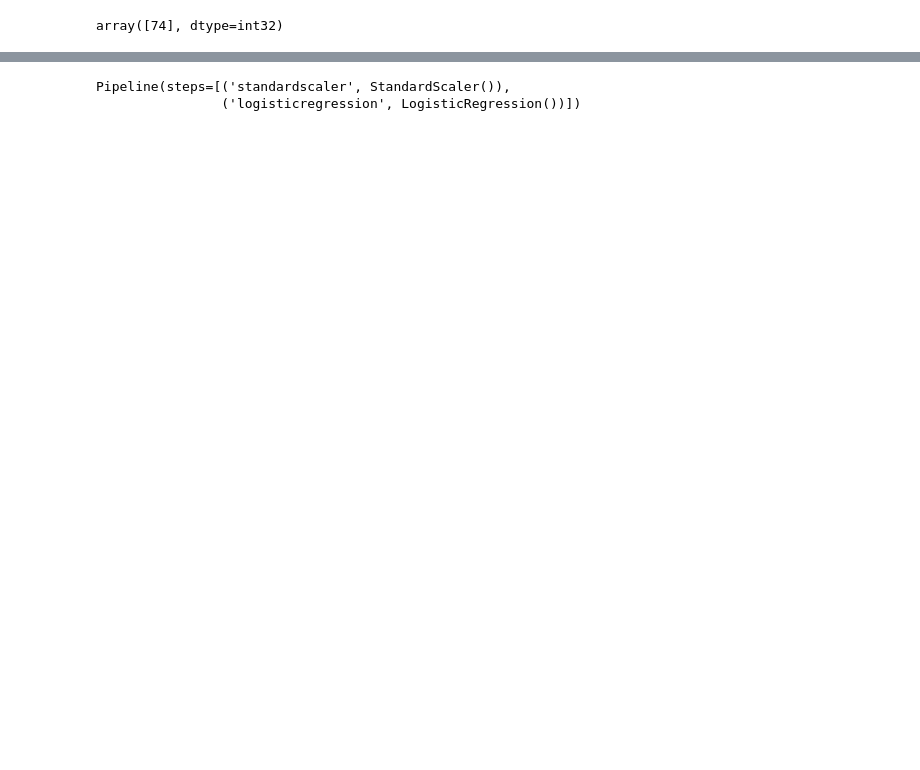
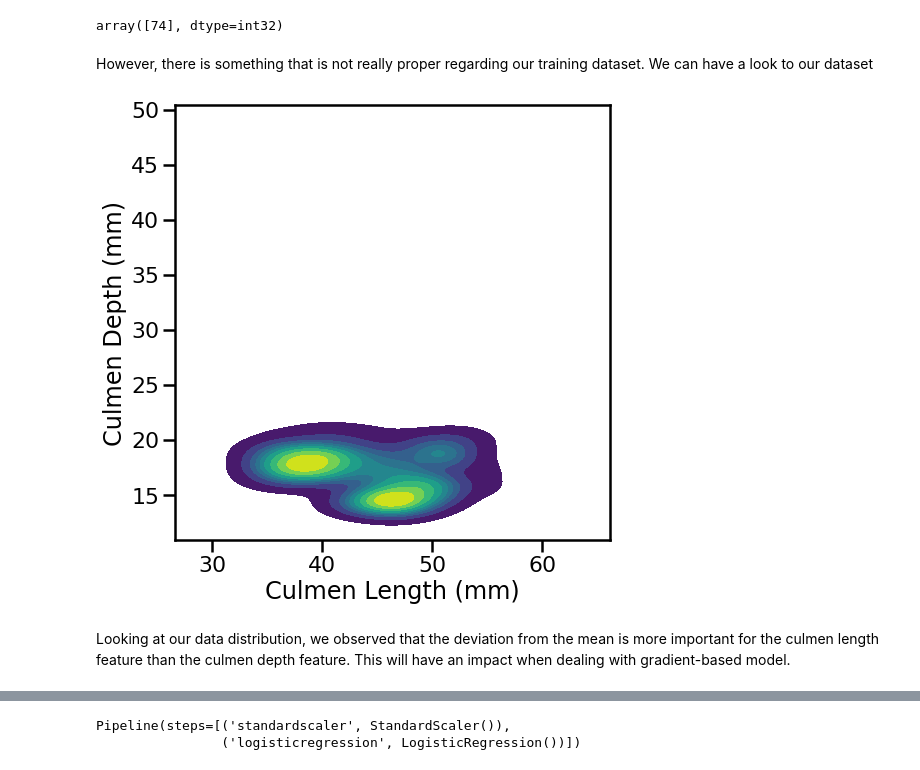
Before and after one commit to glemaitre/datascience_middle_course, a Jupyter notebook: 02_linear_models/03_linear_model_preprocessing.ipynb, the cells around one changed output, grey strips where cells are left out. Cells and saved outputs as stored; diff of their text form; code cells hidden in the pictures; blank space fills up the shorter version.

```diff
--- a/02_linear_models/03_linear_model_preprocessing.ipynb
+++ b/02_linear_models/03_linear_model_preprocessing.ipynb
@@ -37,3 +57,25 @@ model.score(X_test, y_test)
 model.n_iter_
 # %% [output]
 array([74], dtype=int32)
+# %% [markdown]
+However, there is something that is not really proper regarding our training dataset. We can have a look to our dataset
+# %%
+import matplotlib.pyplot as plt
+import seaborn as sns
+sns.set_context("poster")
+
+_, ax = plt.subplots(figsize=(8, 8))
+ax = sns.kdeplot(
+    data=X_train,
+    x="Culmen Length (mm)",
+    y="Culmen Depth (mm)",
+    levels=10,
+    fill=True,
+    cmap=plt.cm.viridis,
+    ax=ax,
+)
+_ = ax.axis("square")
+# %% [output]
+[figure, added]
+# %% [markdown]
+Looking at our data distribution, we observed that the deviation from the mean is more important for the culmen length feature than the culmen depth feature. This will have an impact when dealing with gradient-based model.
```
Also changed, not shown: parts of 52 cells of this notebook.
